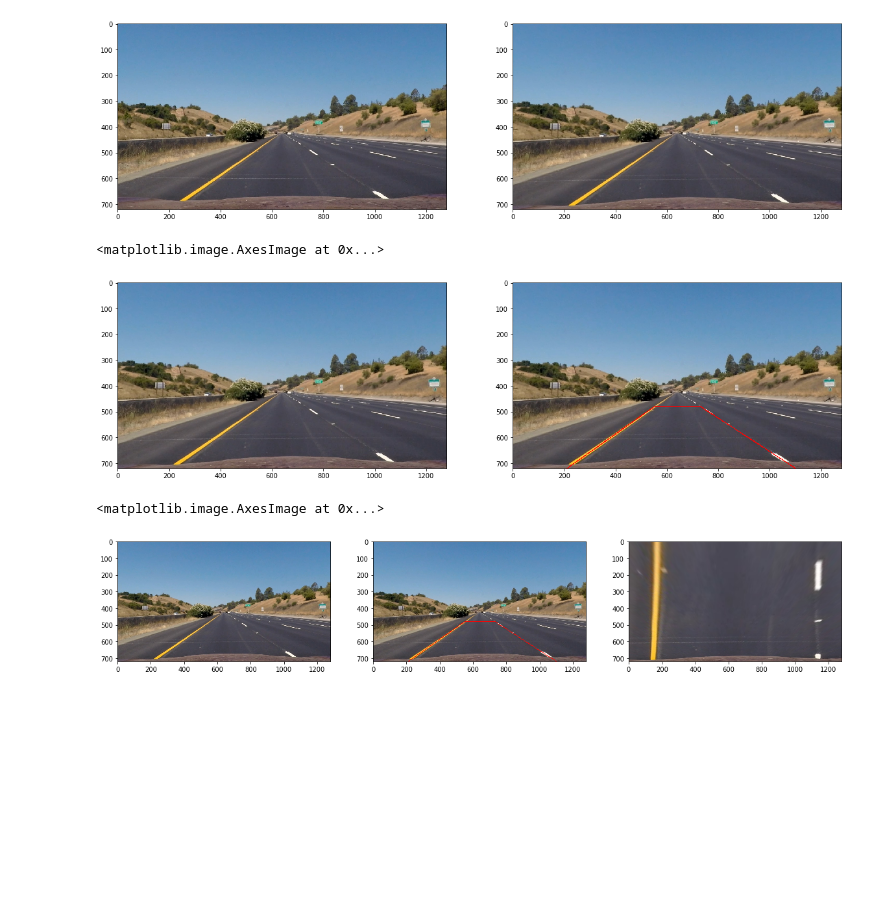
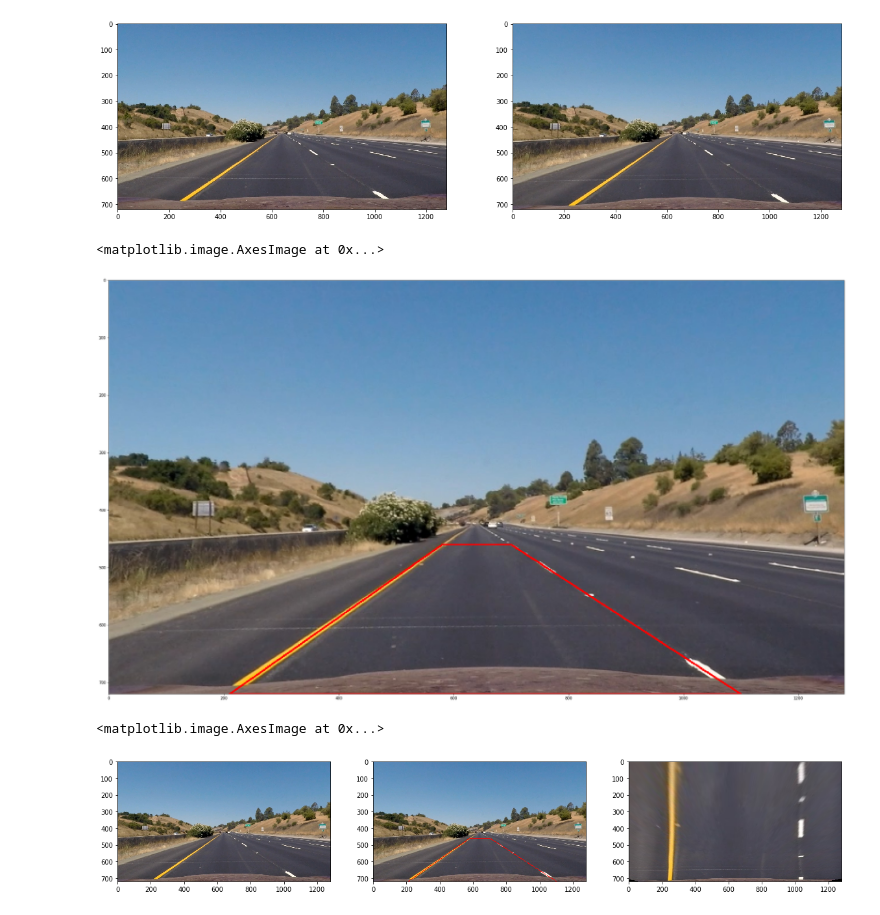
Before and after one commit to sayeesh-uc/CarND-Advanced-Lane-Lines, a Jupyter notebook: Perspective Transform.ipynb, the cells around one changed output. Saved outputs shown, nothing was run; the diff lists cells and outputs as text; code cells hidden in the pictures; blank space fills up the shorter version.

```diff
--- a/Perspective Transform.ipynb
+++ b/Perspective Transform.ipynb
@@ -51,35 +54,33 @@ def corners_unwarp(img, mtx, dist, src):
 # %%
 #0,0   fx,0   fx,fy  0,fy
 
 ymax = undist.shape[0]
 # Clock wise from top left.
-src = np.array([ [550, 480],
-                             [730, 480],
+src = np.array([ [580, 460],
+                             [700, 460],
                              [1100, ymax], [210, ymax]])
 
 with_lines = undist.copy()
 color = [255, 0, 0]
 w = 2
 
 points = src.tolist()
 cv2.line(with_lines, tuple(points[0]), tuple(points[1]), color, w)
 cv2.line(with_lines, tuple(points[1]), tuple(points[2]), color, w)
 cv2.line(with_lines, tuple(points[2]), tuple(points[3]), color, w)
 cv2.line(with_lines, tuple(points[3]), tuple(points[0]), color, w)
 
 
-fig, axes = plt.subplots(ncols=2, figsize=(20,10))
-axes = iter(axes)
-next(axes).imshow(undist)
-next(axes).imshow(with_lines)
+fig, axes = plt.subplots(figsize=(40,20))
+axes.imshow(with_lines)
 # %% [output]
 <matplotlib.image.AxesImage at 0x...>
-[figure, old version]
+[figure, new version]
 # %%
 src = np.array(src,np.float32)
 gray = cv2.cvtColor(undist, cv2.COLOR_RGB2GRAY)
 img_size = (gray.shape[1], gray.shape[0])
-offset = 150
+offset = 250
 dst = np.float32([[offset, 0], [img_size[0]-offset, 0],
                              [img_size[0]-offset, img_size[1]],
                              [offset, img_size[1]]])
@@ -98,7 +99,7 @@ next(axes).imshow(with_lines)
 next(axes).imshow(warped)
 # %% [output]
 <matplotlib.image.AxesImage at 0x...>
-[figure, old version]
+[figure, new version]
 # %%
 # Save the data
 pickle.dump({ 'M': M, 'Minv': Minv}, open('./pickle_data/perspective_transform.p', 'wb'))
```
Also changed, not shown: parts of 2 cells of this notebook, 4 other files.
